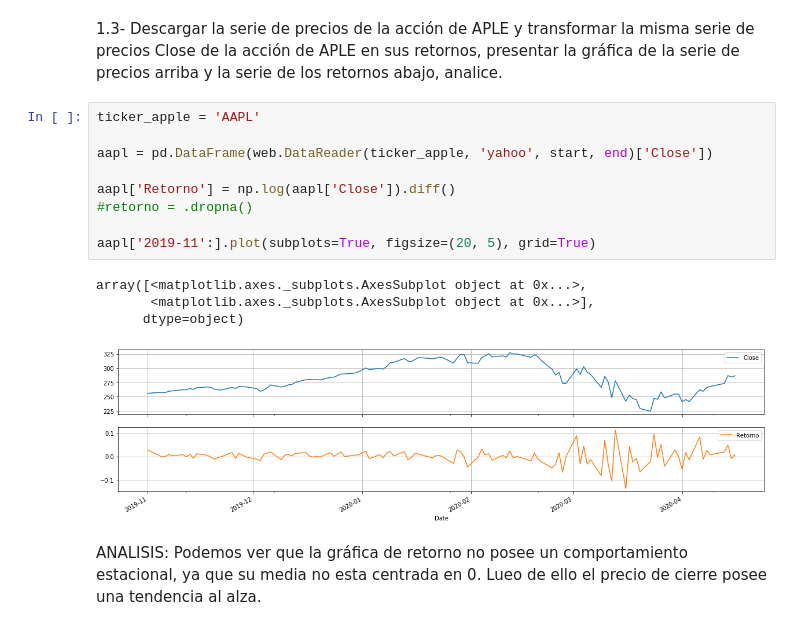
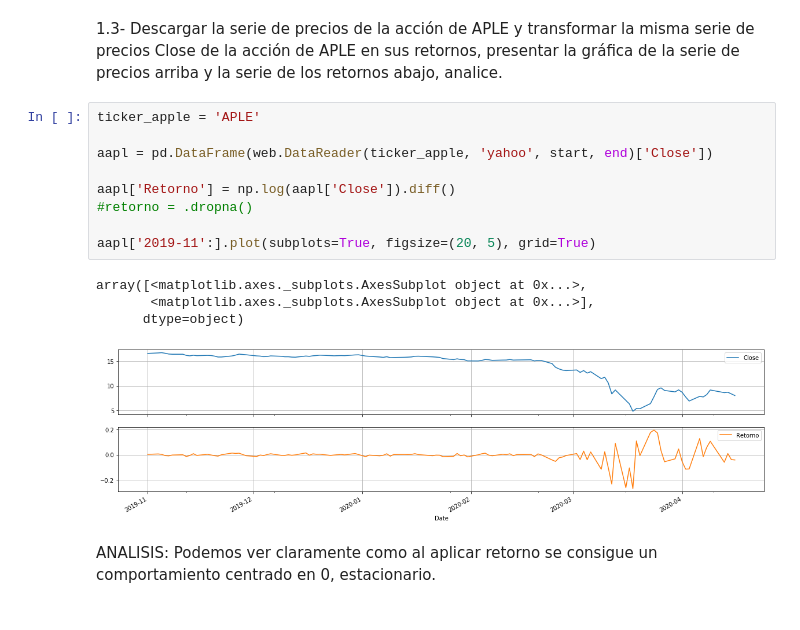
Before and after one commit to kendalvictor/tests_courses_research, a Jupyter notebook: courses - workshops/MATEMATICA FINANCIERA/SESION 1/TAREA/evaluacion_sesion_1_basico.ipynb, the cells around one changed output. Drawn from its saved outputs; the diff is of its cells as text.

```diff
--- a/courses - workshops/MATEMATICA FINANCIERA/SESION 1/TAREA/evaluacion_sesion_1_basico.ipynb
+++ b/courses - workshops/MATEMATICA FINANCIERA/SESION 1/TAREA/evaluacion_sesion_1_basico.ipynb
@@ -72,18 +72,18 @@ ANALISIS: Se aprecia una tendencia al alza, luego de una caida vertiginosa que i
 de la acción de APLE en sus retornos, presentar la gráfica de la serie de precios arriba y la serie
 de los retornos abajo, analice.
 # %%
-ticker_apple = 'AAPL'
+ticker_apple = 'APLE'
 
 aapl = pd.DataFrame(web.DataReader(ticker_apple, 'yahoo', start, end)['Close'])
 
 aapl['Retorno'] = np.log(aapl['Close']).diff()
 #retorno = .dropna()
 
 aapl['2019-11':].plot(subplots=True, figsize=(20, 5), grid=True)
 # %% [output]
 array([<matplotlib.axes._subplots.AxesSubplot object at 0x...>,
        <matplotlib.axes._subplots.AxesSubplot object at 0x...>],
       dtype=object)
-[figure, old version]
+[figure, new version]
-# %% [markdown]
-ANALISIS: Podemos ver que la gráfica de retorno no posee un comportamiento estacional, ya que su media no esta centrada en 0. Lueo de ello el precio de cierre posee una tendencia al alza.
+# %% [markdown]
+ANALISIS: Podemos ver claramente como al aplicar retorno se consigue un comportamiento centrado en 0, estacionario.
```
Also changed, not shown: 3 other files.
